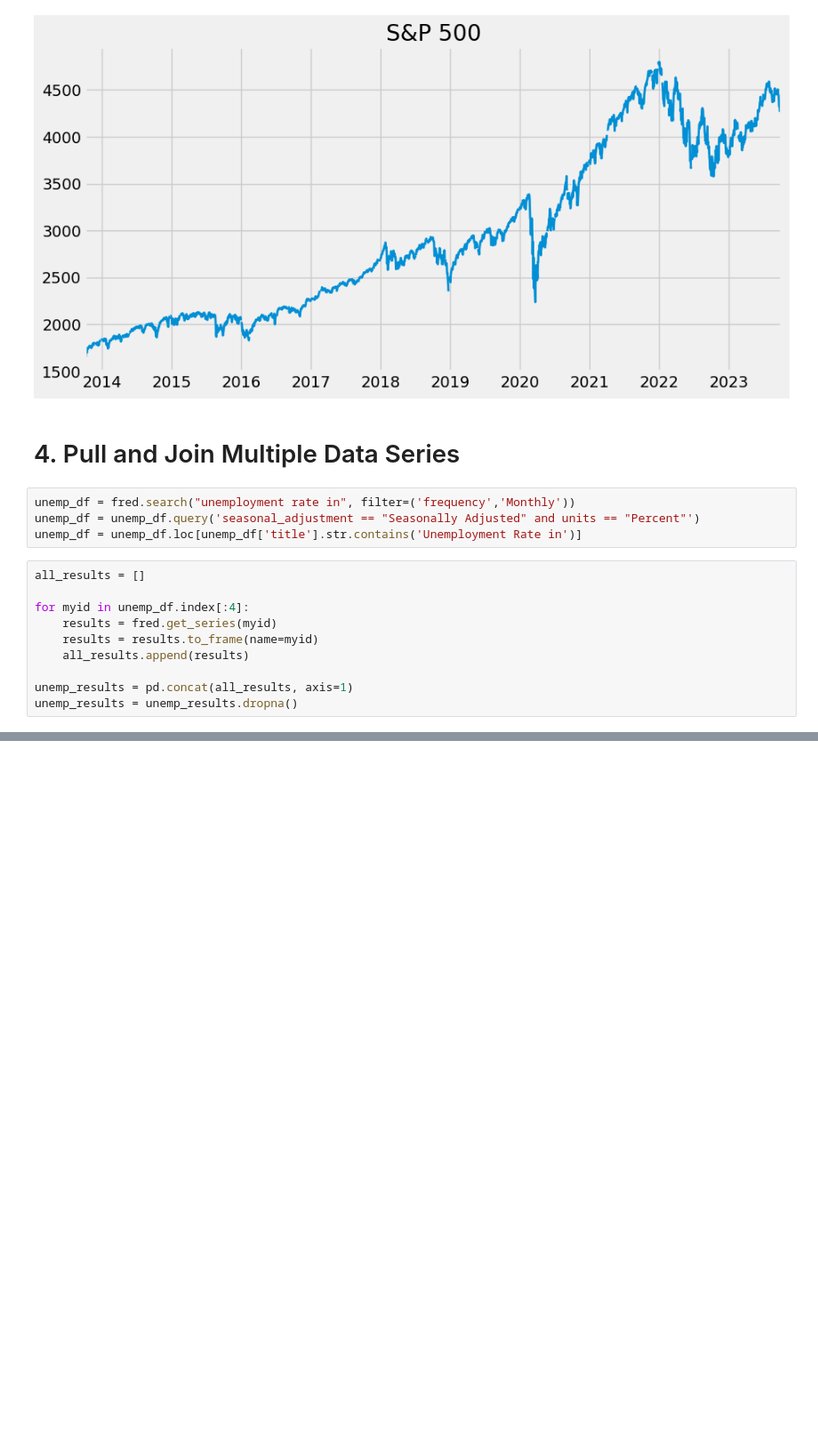
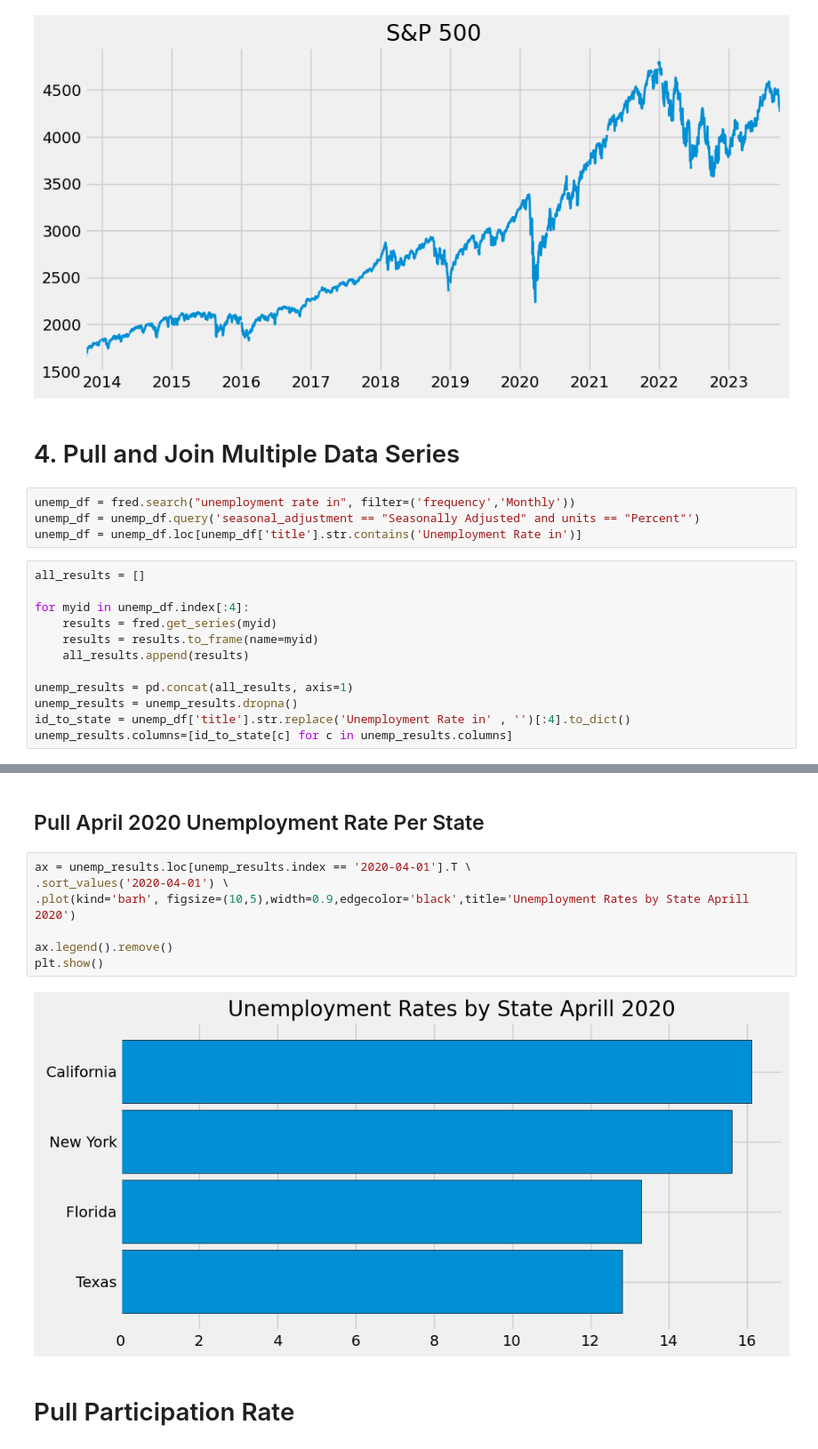
Before and after one commit to AbdallahZein12/projects, a Jupyter notebook: Economic_DataAnalysis_Project/FredAnalysis.ipynb, the cells around one changed output, grey strips where cells are left out. Shown: that part at 89% size. Saved outputs shown, nothing was run; the diff lists cells and outputs as text; blank space fills up the shorter version.

Commit message:
Added bar chart analysis and working on pulling participation rate

```diff
--- a/Economic_DataAnalysis_Project/FredAnalysis.ipynb
+++ b/Economic_DataAnalysis_Project/FredAnalysis.ipynb
@@ -60,4 +60,6 @@ for myid in unemp_df.index[:4]:
 
 unemp_results = pd.concat(all_results, axis=1)
 unemp_results = unemp_results.dropna()
+id_to_state = unemp_df['title'].str.replace('Unemployment Rate in' , '')[:4].to_dict()
+unemp_results.columns=[id_to_state[c] for c in unemp_results.columns]
 # %%
@@ -64,3 +67,16 @@ unemp_results = unemp_results.dropna()
 px.line(data_frame=unemp_results)
 # %% [output]
 [interactive output not drawn]
+# %% [markdown]
+## Pull April 2020 Unemployment Rate Per State
+# %%
+ax = unemp_results.loc[unemp_results.index == '2020-04-01'].T \
+.sort_values('2020-04-01') \
+.plot(kind='barh', figsize=(10,5),width=0.9,edgecolor='black',title='Unemployment Rates by State Aprill 2020')
+
+ax.legend().remove()
+plt.show()
+# %% [output]
+[figure, added]
+# %% [markdown]
+# Pull Participation Rate
```
Also changed, not shown: parts of 2 cells of this notebook, 3 other files.
